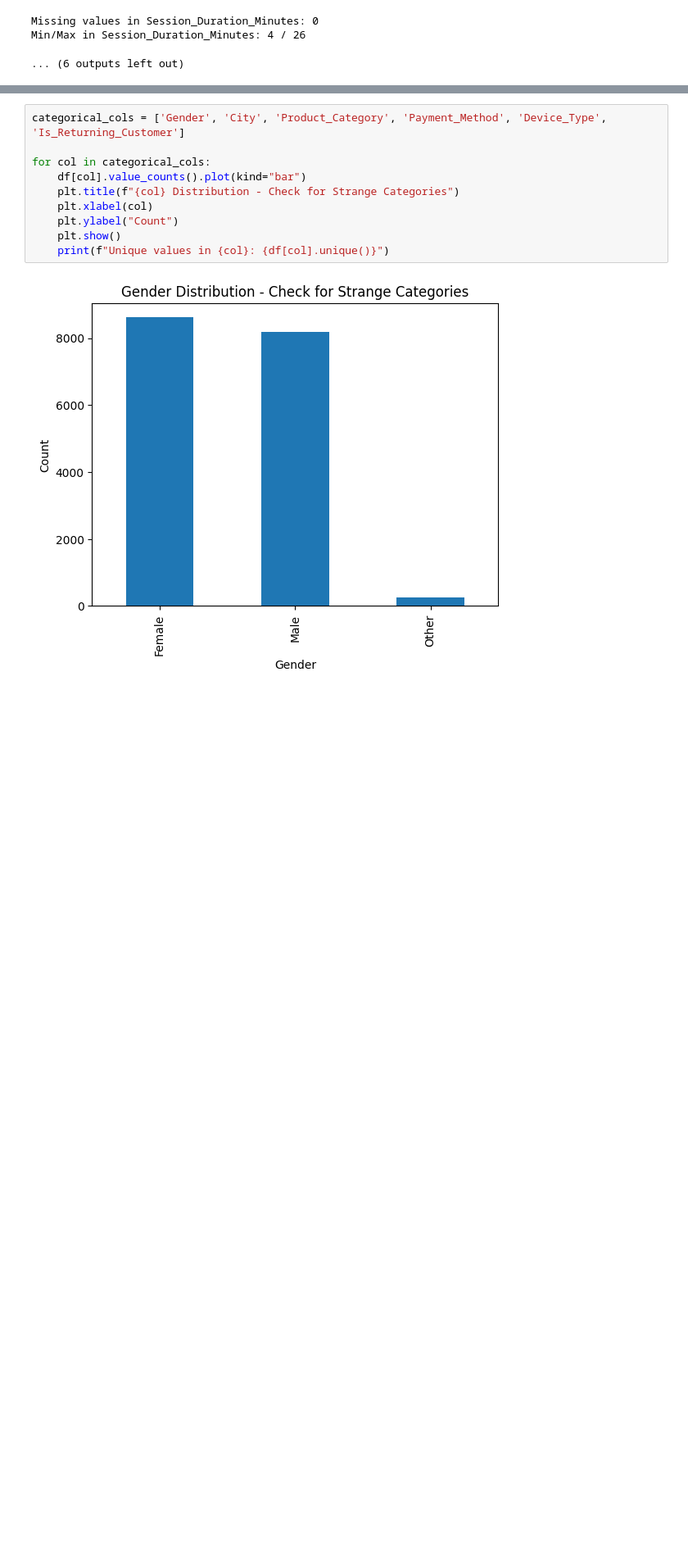
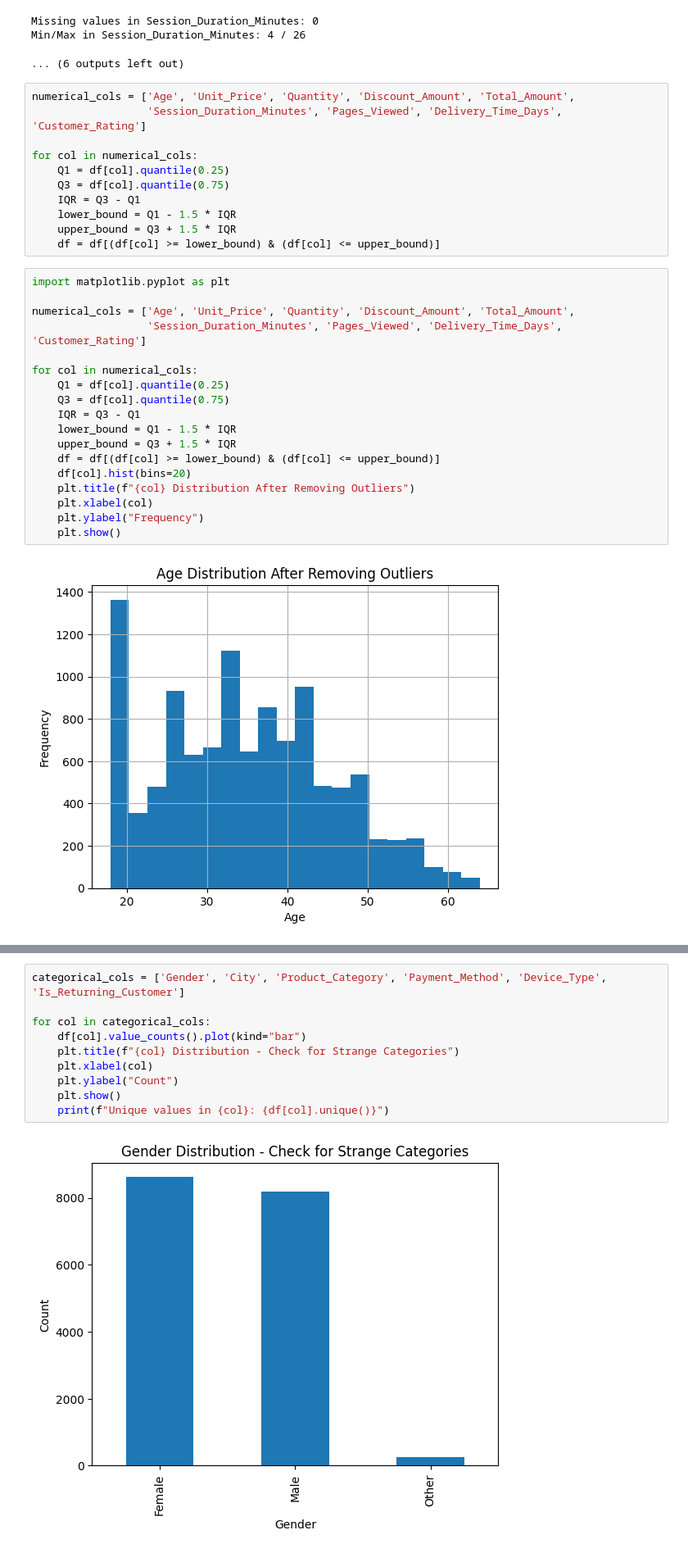
Before and after one commit to shahdelmasry12/Data-Mining-Project, a Jupyter notebook: ecommerce_customer_behavior_dataset_v2.ipynb, the cells around one changed output, grey strips where cells are left out. Shown at 82% size. Cells and saved outputs as stored; diff of their text form; blank space fills up the shorter version.

```diff
--- a/ecommerce_customer_behavior_dataset_v2.ipynb
+++ b/ecommerce_customer_behavior_dataset_v2.ipynb
@@ -191,3 +191,34 @@ Min/Max in Total_Amount: 6.21 / 37852.05
 Missing values in Session_Duration_Minutes: 0
 Min/Max in Session_Duration_Minutes: 4 / 26
 ... (6 outputs left out)
+# %%
+numerical_cols = ['Age', 'Unit_Price', 'Quantity', 'Discount_Amount', 'Total_Amount',
+                  'Session_Duration_Minutes', 'Pages_Viewed', 'Delivery_Time_Days', 'Customer_Rating']
+
+for col in numerical_cols:
+    Q1 = df[col].quantile(0.25)
+    Q3 = df[col].quantile(0.75)
+    IQR = Q3 - Q1
+    lower_bound = Q1 - 1.5 * IQR
+    upper_bound = Q3 + 1.5 * IQR
+    df = df[(df[col] >= lower_bound) & (df[col] <= upper_bound)]
+# %%
+import matplotlib.pyplot as plt
+
+numerical_cols = ['Age', 'Unit_Price', 'Quantity', 'Discount_Amount', 'Total_Amount',
+                  'Session_Duration_Minutes', 'Pages_Viewed', 'Delivery_Time_Days', 'Customer_Rating']
+
+for col in numerical_cols:
+    Q1 = df[col].quantile(0.25)
+    Q3 = df[col].quantile(0.75)
+    IQR = Q3 - Q1
+    lower_bound = Q1 - 1.5 * IQR
+    upper_bound = Q3 + 1.5 * IQR
+    df = df[(df[col] >= lower_bound) & (df[col] <= upper_bound)]
+    df[col].hist(bins=20)
+    plt.title(f"{col} Distribution After Removing Outliers")
+    plt.xlabel(col)
+    plt.ylabel("Frequency")
+    plt.show()
+# %% [output]
+[figure, added]
```
Also changed, not shown: parts of 1 cell of this notebook.
